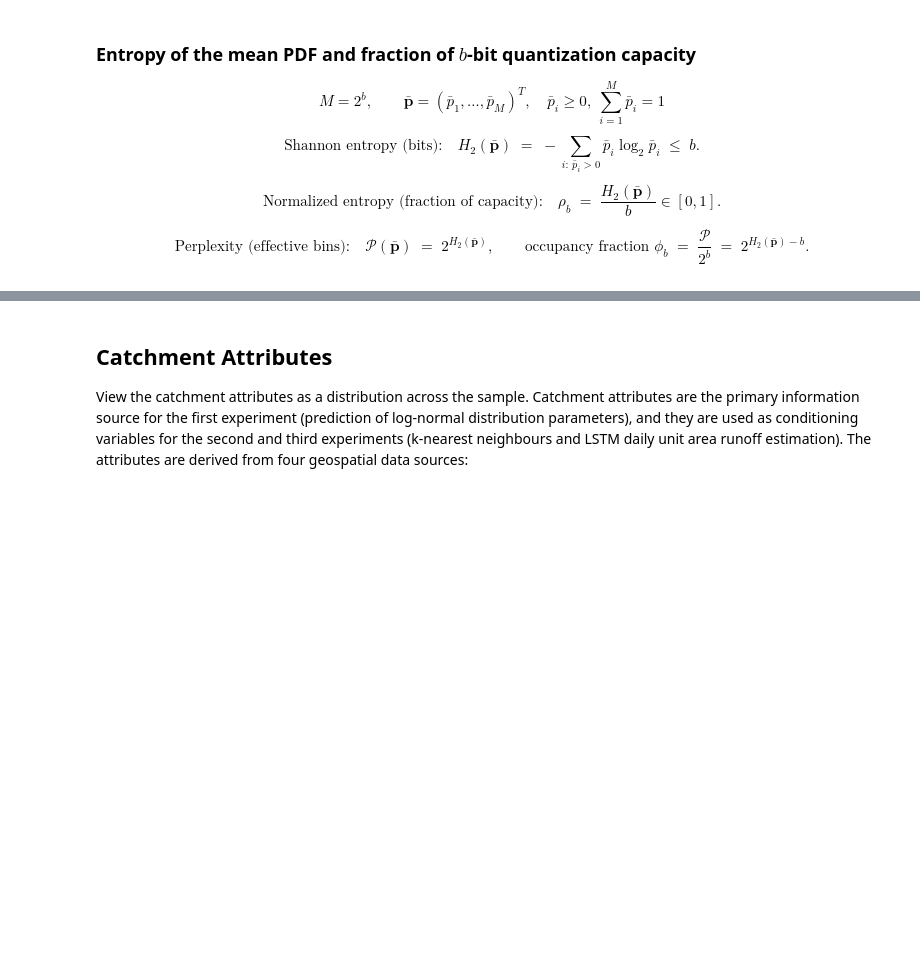
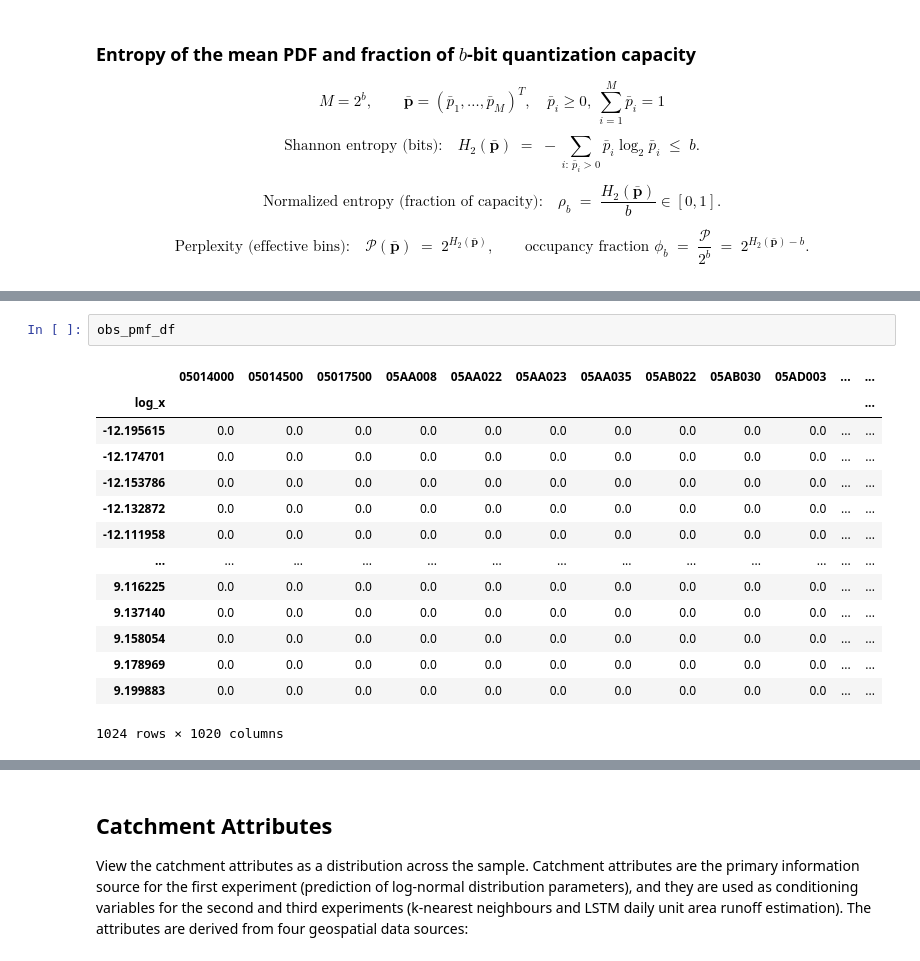
Before and after one commit to dankovacek/distribution_estimation, a Jupyter notebook: docs/notebooks/1_data.ipynb, the cells around one changed output, grey strips where cells are left out. Saved outputs shown, nothing was run; the diff lists cells and outputs as text; blank space fills up the shorter version.

```diff
--- a/docs/notebooks/1_data.ipynb
+++ b/docs/notebooks/1_data.ipynb
@@ -790,3 +724,20 @@ $$
+# %%
+obs_pmf_df
+# %% [output]
+|  | 05014000 | 05014500 | 05017500 | 05AA008 | 05AA022 | 05AA023 | 05AA035 | 05AB022 | 05AB030 | 05AD003 | ... | ... |
+| log_x |  |  |  |  |  |  |  |  |  |  |  | ... |
+| -12.195615 | 0.0 | 0.0 | 0.0 | 0.0 | 0.0 | 0.0 | 0.0 | 0.0 | 0.0 | 0.0 | ... | ... |
+| -12.174701 | 0.0 | 0.0 | 0.0 | 0.0 | 0.0 | 0.0 | 0.0 | 0.0 | 0.0 | 0.0 | ... | ... |
+| -12.153786 | 0.0 | 0.0 | 0.0 | 0.0 | 0.0 | 0.0 | 0.0 | 0.0 | 0.0 | 0.0 | ... | ... |
+| -12.132872 | 0.0 | 0.0 | 0.0 | 0.0 | 0.0 | 0.0 | 0.0 | 0.0 | 0.0 | 0.0 | ... | ... |
+| -12.111958 | 0.0 | 0.0 | 0.0 | 0.0 | 0.0 | 0.0 | 0.0 | 0.0 | 0.0 | 0.0 | ... | ... |
+| ... | ... | ... | ... | ... | ... | ... | ... | ... | ... | ... | ... | ... |
+| 9.116225 | 0.0 | 0.0 | 0.0 | 0.0 | 0.0 | 0.0 | 0.0 | 0.0 | 0.0 | 0.0 | ... | ... |
+| 9.137140 | 0.0 | 0.0 | 0.0 | 0.0 | 0.0 | 0.0 | 0.0 | 0.0 | 0.0 | 0.0 | ... | ... |
+| 9.158054 | 0.0 | 0.0 | 0.0 | 0.0 | 0.0 | 0.0 | 0.0 | 0.0 | 0.0 | 0.0 | ... | ... |
+| 9.178969 | 0.0 | 0.0 | 0.0 | 0.0 | 0.0 | 0.0 | 0.0 | 0.0 | 0.0 | 0.0 | ... | ... |
+| 9.199883 | 0.0 | 0.0 | 0.0 | 0.0 | 0.0 | 0.0 | 0.0 | 0.0 | 0.0 | 0.0 | ... | ... |
+1024 rows × 1020 columns
 # %%
 from bokeh.palettes import RdYlGn
 
```
Also changed, not shown: parts of 31 cells of this notebook, 25 other files.
